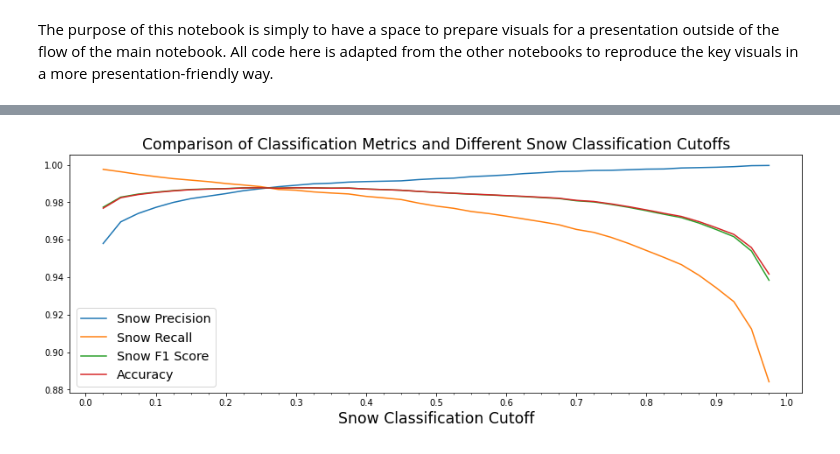
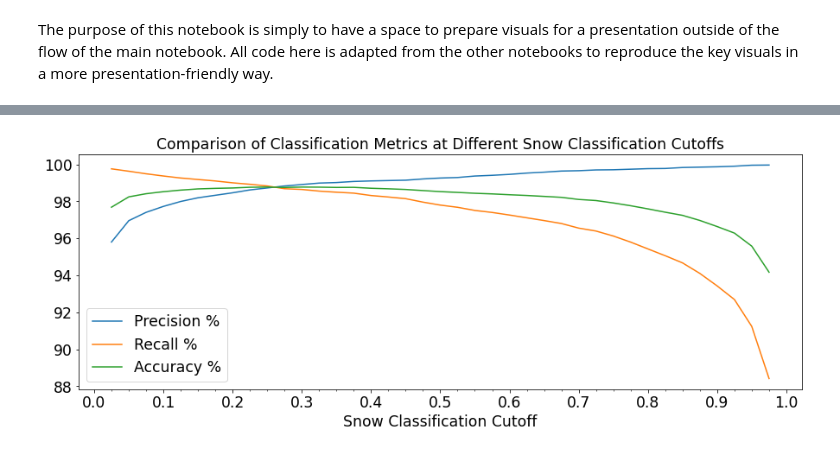
Before and after one commit to MarkCHarris/ga-capstone-snow-vision, a Jupyter notebook: code/presentation_visuals.ipynb, the cells around one changed output, grey strips where cells are left out. Saved outputs shown, nothing was run; the diff lists cells and outputs as text; code cells hidden in the pictures.

```diff
--- a/code/presentation_visuals.ipynb
+++ b/code/presentation_visuals.ipynb
@@ -61,14 +60,15 @@ for snow_cutoff in np.linspace(.025, .975, 39):
 # %%
 # Plot the precision, recall, f1 score, and accuracty of snow identification for each cutoff.
 fig, ax = plt.subplots(figsize=(15,5))
-ax.plot(snow_cutoffs, snow_precisions, label='Snow Precision')
-ax.plot(snow_cutoffs, snow_recalls, label='Snow Recall')
-ax.plot(snow_cutoffs, snow_f1_scores, label='Snow F1 Score')
-ax.plot(snow_cutoffs, accuracies, label='Accuracy')
+ax.plot(snow_cutoffs, [x*100 for x in snow_precisions], label='Precision %')
+ax.plot(snow_cutoffs, [x*100 for x in snow_recalls], label='Recall %')
+ax.plot(snow_cutoffs, [x*100 for x in accuracies], label='Accuracy %')
 ax.xaxis.set_major_locator(MultipleLocator(.1))
 ax.xaxis.set_minor_locator(MultipleLocator(.025))
-ax.set_title('Comparison of Classification Metrics and Different Snow Classification Cutoffs', fontsize='xx-large')
+ax.set_title('Comparison of Classification Metrics at Different Snow Classification Cutoffs', fontsize='xx-large')
 ax.set_xlabel('Snow Classification Cutoff', fontsize='xx-large')
-ax.legend(fontsize='x-large');
+plt.xticks(fontsize='xx-large')
+plt.yticks(fontsize='xx-large')
+ax.legend(fontsize='xx-large');
 # %% [output]
-[figure, old version]
+[figure, new version]
```
Also changed, not shown: parts of 7 cells of this notebook, 3 other files.
